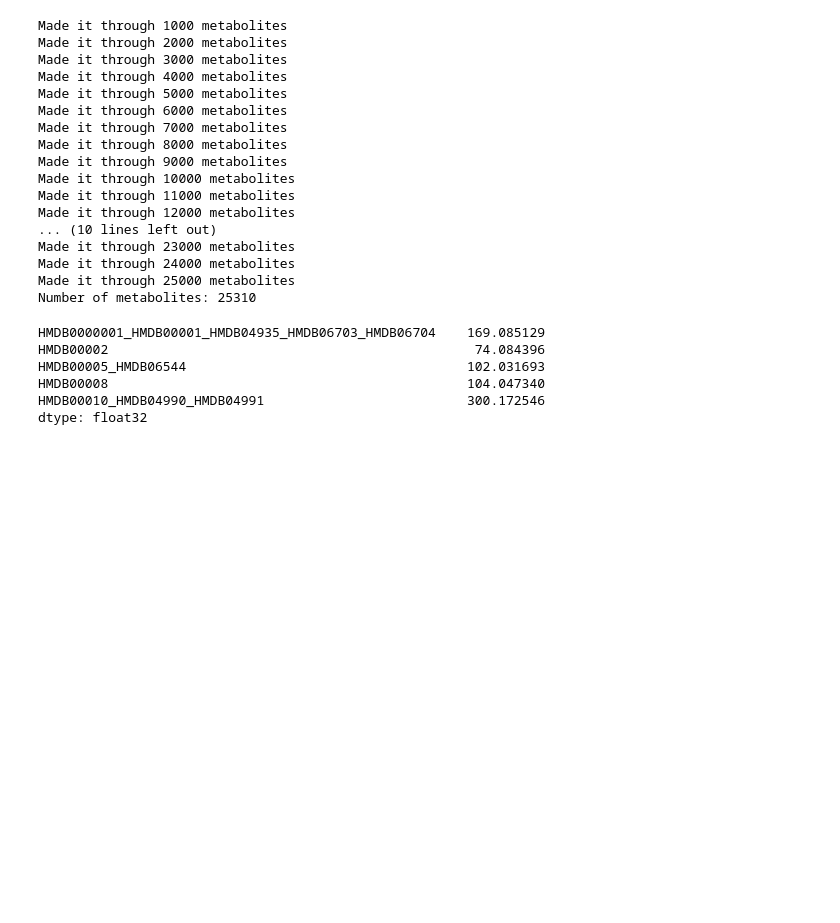
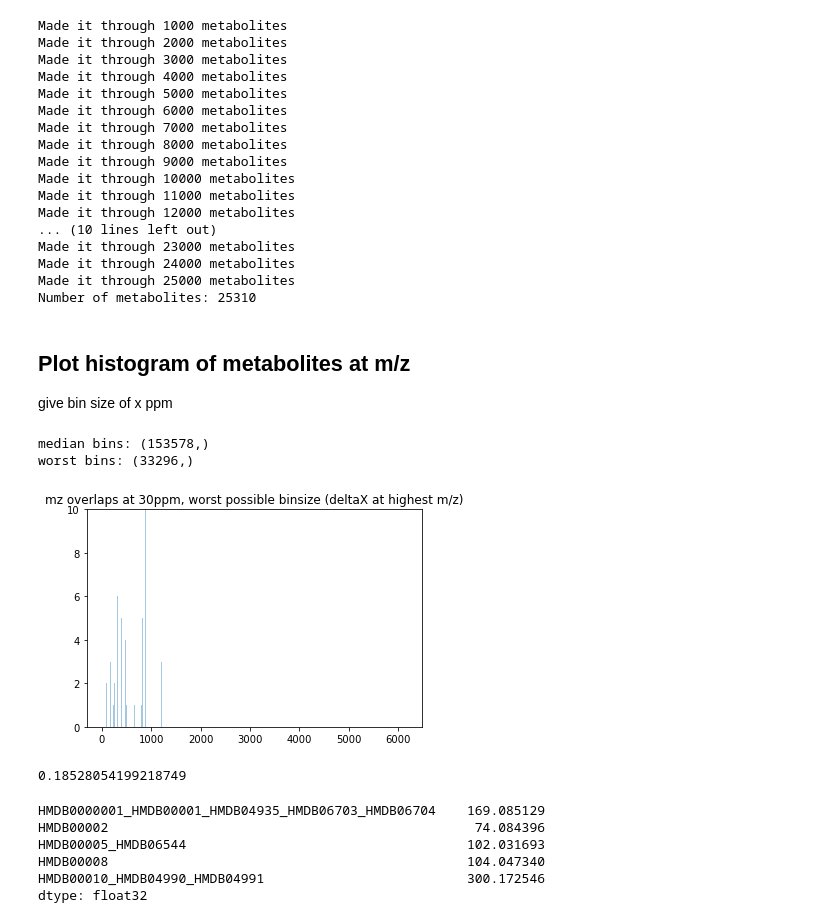
Before and after one commit to irockafe/metabolomics_processing, a Jupyter notebook: notebooks/HMDB/hmdb_isomers.ipynb, the cells around one changed output. Saved outputs shown, nothing was run; the diff lists cells and outputs as text; code cells hidden in the pictures; blank space fills up the shorter version.

Commit message:
A bit more plotting # isomers vs. m/z

```diff
--- a/notebooks/HMDB/hmdb_isomers.ipynb
+++ b/notebooks/HMDB/hmdb_isomers.ipynb
@@ -107,6 +107,47 @@ hmdb_dict = pickle.load(open(pickle_path, 'rb'))
 # %%
 # masses are entries of dict, yes?
 hmdb_masses = pd.Series(hmdb_dict, dtype='float32')
+# %% [markdown]
+## Plot histogram of metabolites at m/z
+give bin size of x ppm
+# %%
+def plot_mz_hist(series, ppm):
+    worst_mz_bin = (ppm * series.max() * 10**-6)
+    #print 'Worst bin size: %s for %s mass' % (worst_mz_bin,
+    #                                          series.max())
+    median_mz_bin = (ppm*series.median() * 10**-6)
+    #print 'Median bin size: %s for %s mass' % (median_mz_bin,
+    #                                          series.median())
+    median_bins = np.arange(series.min(), series.max(), median_mz_bin)
+    worst_bins = np.arange(series.min(), series.max(),
+                          worst_mz_bin)
+    print 'median bins:', median_bins.shape
+    print 'worst bins:',  worst_bins.shape
+    #sns.distplot(series, kde=False)
+    #plt.show()
+    #plt.hist(series, bins=median_mz_bin)
+    sns.distplot(series, kde=False, norm_hist=False,
+                 bins=worst_bins)
+    plt.ylim([0,10])
+    plt.title('mz overlaps at 30ppm, worst possible binsize (deltaX at highest m/z)')
+
+    plt.show()
+            #    norm_hist=False, kde=False)
+    #plt.show()
+    return plt
+
+
+ppm = 30
+import copy
+my_plot = plot_mz_hist(hmdb_masses, 30)
+# %% [output]
+median bins: (153578,)
+worst bins: (33296,)
+[figure, added]
+# %%
+30*hmdb_masses.max() * 10**-6
+# %% [output]
+0.18528054199218749
 # %%
 hmdb_masses[0:5]
 # %% [output]
```
Also changed, not shown: parts of 8 cells of this notebook.
